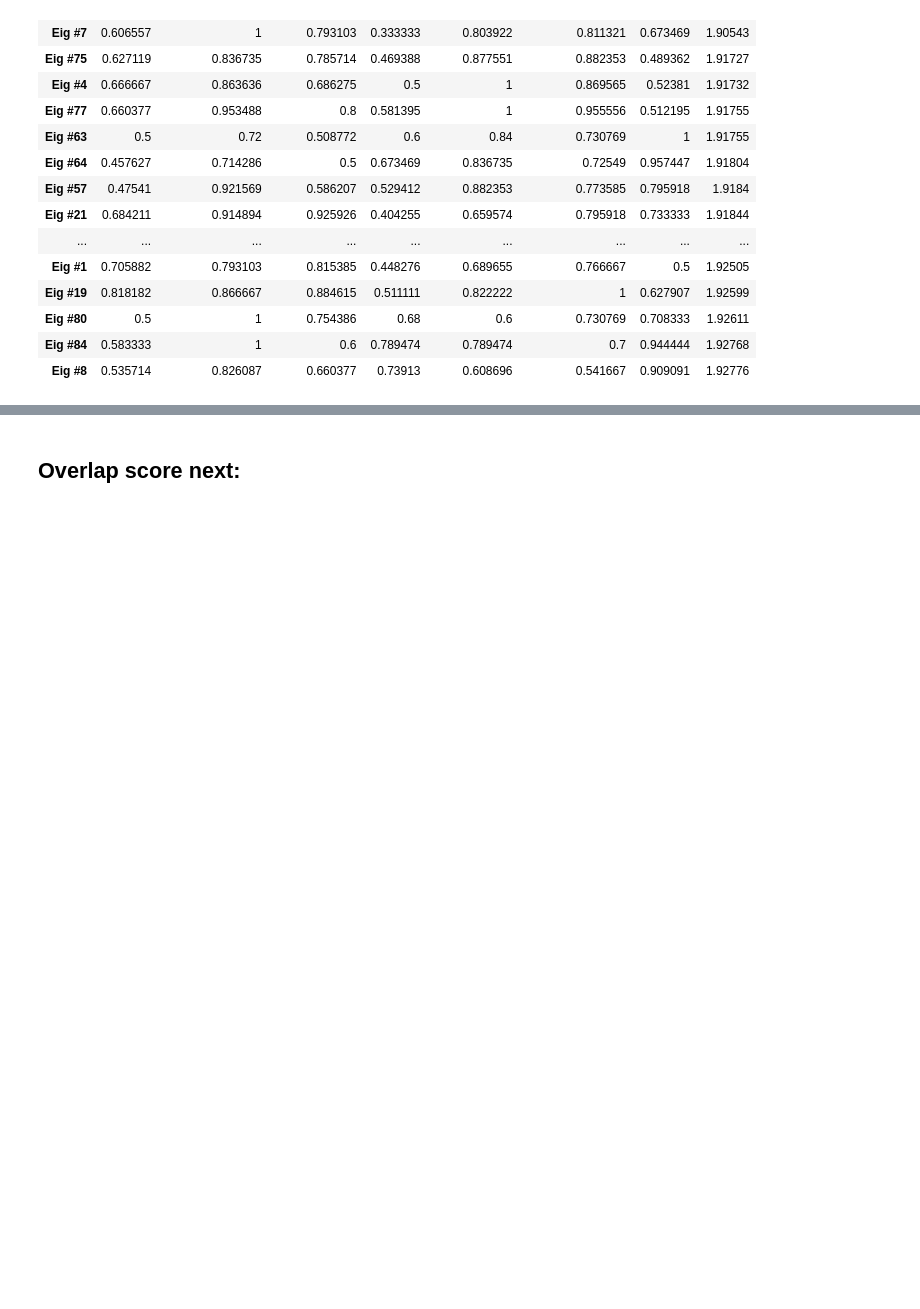
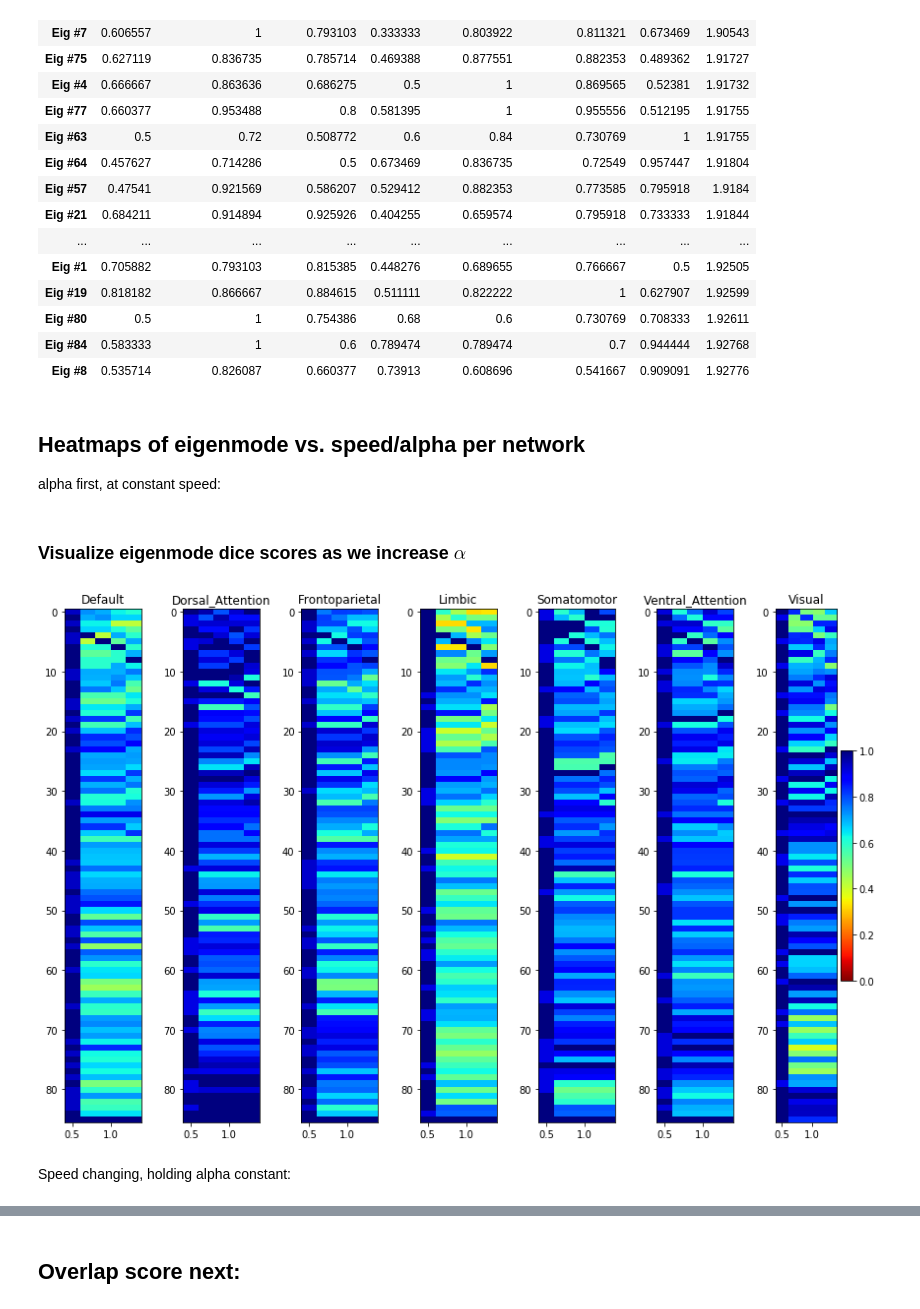
Before and after one commit to Raj-Lab-UCSF/spectrome, a Jupyter notebook: spectrome/notebooks/complex_laplacian/HCP_eigenmodes.ipynb, the cells around one changed output, grey strips where cells are left out. Cells and saved outputs as stored; diff of their text form; code cells hidden in the pictures; blank space fills up the shorter version.

```diff
--- a/spectrome/notebooks/complex_laplacian/HCP_eigenmodes.ipynb
+++ b/spectrome/notebooks/complex_laplacian/HCP_eigenmodes.ipynb
@@ -404,3 +402,7 @@ HCP eigenmode dice sorted by Entropy
 | Eig #80 | 0.5 | 1 | 0.754386 | 0.68 | 0.6 | 0.730769 | 0.708333 | 1.92611 |
 | Eig #84 | 0.583333 | 1 | 0.6 | 0.789474 | 0.789474 | 0.7 | 0.944444 | 1.92768 |
 | Eig #8 | 0.535714 | 0.826087 | 0.660377 | 0.73913 | 0.608696 | 0.541667 | 0.909091 | 1.92776 |
+# %% [markdown]
+## Heatmaps of eigenmode vs. speed/alpha per network
+
+alpha first, at constant speed:
@@ -406,0 +437,38 @@ HCP eigenmode dice sorted by Entropy
+# %% [markdown]
+### Visualize eigenmode dice scores as we increase $\alpha$
+# %%
+alphafig,(im1,im2,im3,im4,im5,im6,im7) = plt.subplots(1,7, figsize = (12,8))
+im1.imshow(alpha_dice[:,0,:],vmin=0, vmax=1, cmap='jet_r', aspect='auto')
+im1.title.set_text("Default")
+im1.set_xticklabels(alpha_vec)
+
+im2.imshow(alpha_dice[:,1,:],vmin=0, vmax=1, cmap='jet_r', aspect='auto')
+im2.title.set_text(DKfc_binarized.index[1])
+im2.set_xticklabels(alpha_vec)
+
+im3.imshow(alpha_dice[:,2,:],vmin=0, vmax=1, cmap='jet_r', aspect='auto')
+im3.title.set_text(DKfc_binarized.index[2])
+im3.set_xticklabels(alpha_vec)
+
+im4.imshow(alpha_dice[:,3,:],vmin=0, vmax=1, cmap='jet_r', aspect='auto')
+im4.title.set_text(DKfc_binarized.index[3])
+im4.set_xticklabels(alpha_vec)
+
+im5.imshow(alpha_dice[:,4,:],vmin=0, vmax=1, cmap='jet_r', aspect='auto')
+im5.title.set_text(DKfc_binarized.index[4])
+im5.set_xticklabels(alpha_vec)
+
+im6.imshow(alpha_dice[:,5,:],vmin=0, vmax=1, cmap='jet_r', aspect='auto')
+im6.title.set_text(DKfc_binarized.index[5])
+im6.set_xticklabels(alpha_vec)
+
+im = im7.imshow(alpha_dice[:,6,:],vmin=0, vmax=1, cmap='jet_r', aspect='auto')
+im7.title.set_text(DKfc_binarized.index[6])
+im7.set_xticklabels(alpha_vec)
+
+plt.colorbar(im)
+plt.tight_layout()
+# %% [output]
+[figure, added]
+# %% [markdown]
+Speed changing, holding alpha constant:
```
Also changed, not shown: parts of 6 cells of this notebook, 3 other files.
